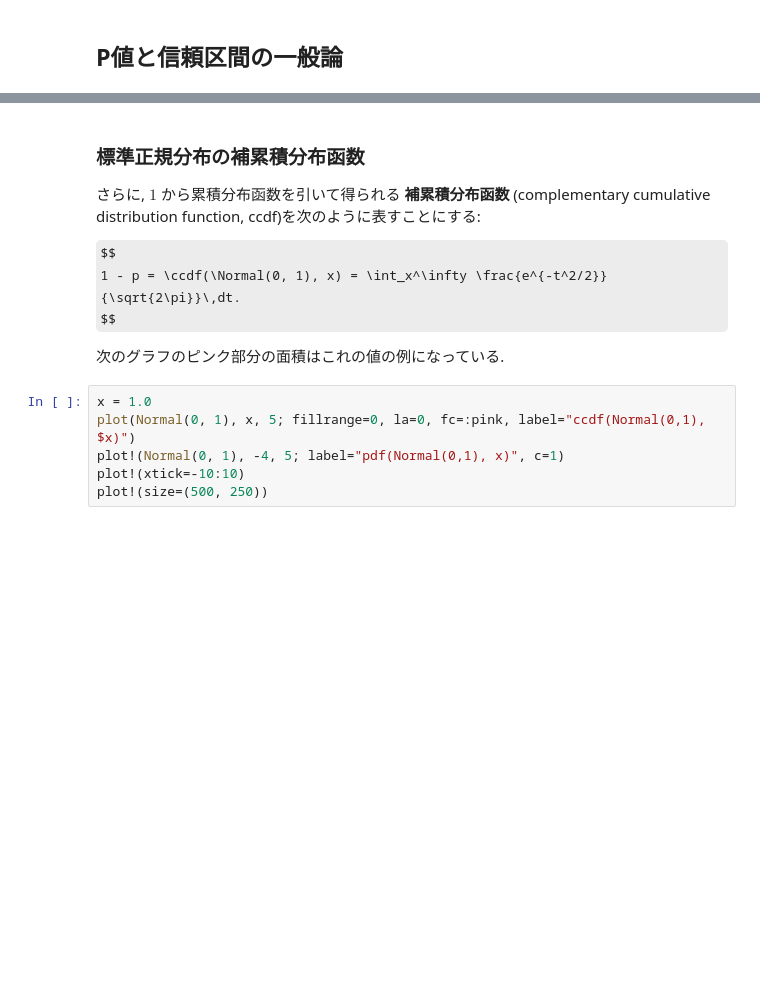
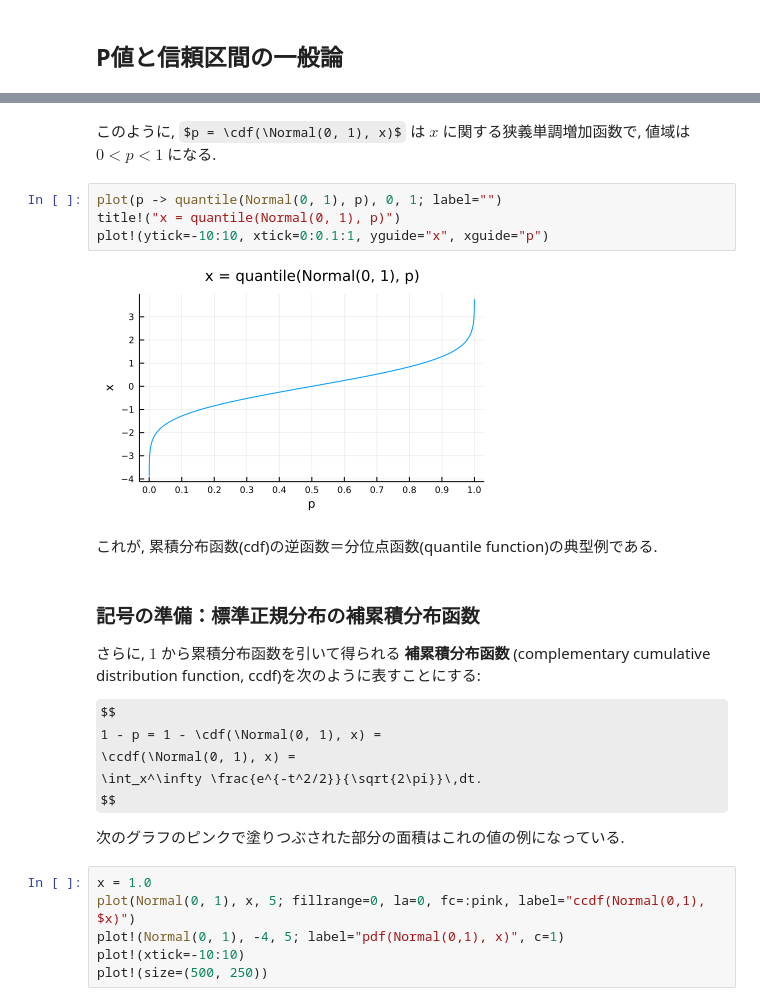
Before and after one commit to genkuroki/HighSchoolMath, a Jupyter notebook: StatIntro.ipynb, the cells around one changed output, grey strips where cells are left out. Saved outputs shown, nothing was run; the diff lists cells and outputs as text; some formulas as TeX source; blank space fills up the shorter version.

```diff
--- a/StatIntro.ipynb
+++ b/StatIntro.ipynb
@@ -923,13 +1021,25 @@ $$
+# %% [markdown]
+このように, $p = \cdf(\Normal(0, 1), x)$ は $x$ に関する狭義単調増加函数で, 値域は $0 < p < 1$ になる.
+# %%
+plot(p -> quantile(Normal(0, 1), p), 0, 1; label="")
+title!("x = quantile(Normal(0, 1), p)")
+plot!(ytick=-10:10, xtick=0:0.1:1, yguide="x", xguide="p")
+# %% [output]
+[figure, added]
+# %% [markdown]
+これが, 累積分布函数(cdf)の逆函数＝分位点函数(quantile function)の典型例である.
 # %% [markdown]
-### 標準正規分布の補累積分布函数
+### 記号の準備：標準正規分布の補累積分布函数
 
 さらに, $1$ から累積分布函数を引いて得られる __補累積分布函数__ (complementary cumulative distribution function, ccdf)を次のように表すことにする:
 
 $$
-1 - p = \ccdf(\Normal(0, 1), x) = \int_x^\infty \frac{e^{-t^2/2}}{\sqrt{2\pi}}\,dt.
+1 - p = 1 - \cdf(\Normal(0, 1), x) =
+\ccdf(\Normal(0, 1), x) =
+\int_x^\infty \frac{e^{-t^2/2}}{\sqrt{2\pi}}\,dt.
 $$
 
-次のグラフのピンク部分の面積はこれの値の例になっている.
+次のグラフのピンクで塗りつぶされた部分の面積はこれの値の例になっている.
 # %%
 x = 1.0
 plot(Normal(0, 1), x, 5; fillrange=0, la=0, fc=:pink, label="ccdf(Normal(0,1), $x)")
```
Also changed, not shown: parts of 43 cells of this notebook, 2 other files.
